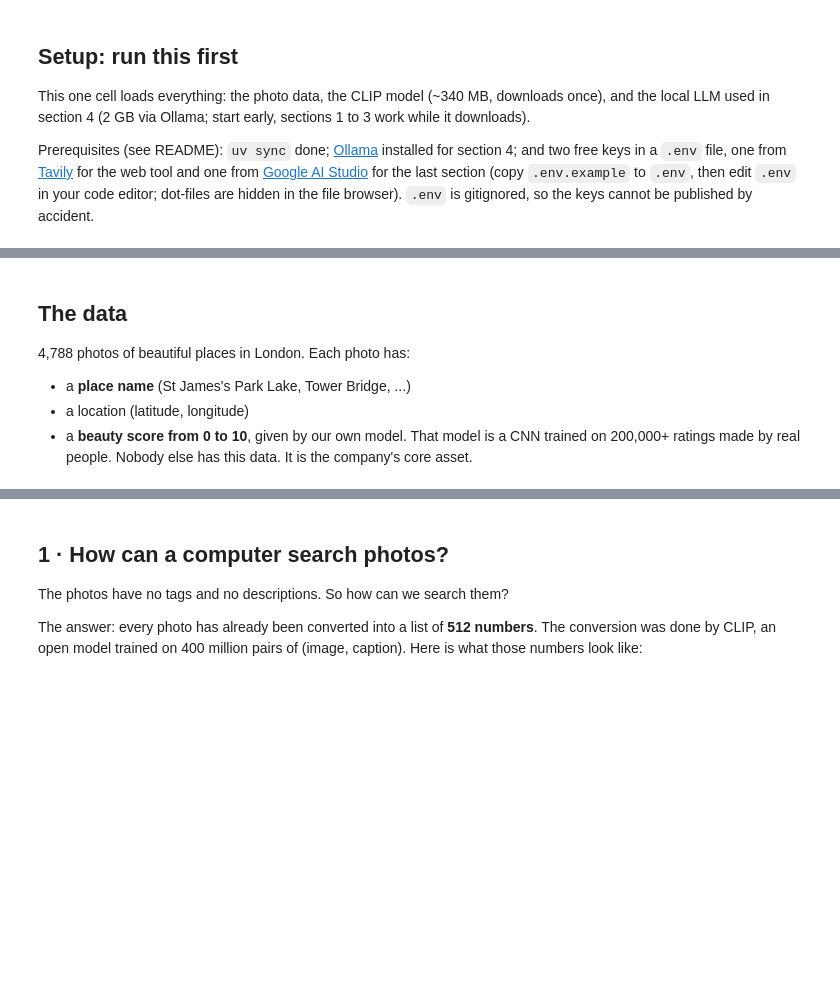
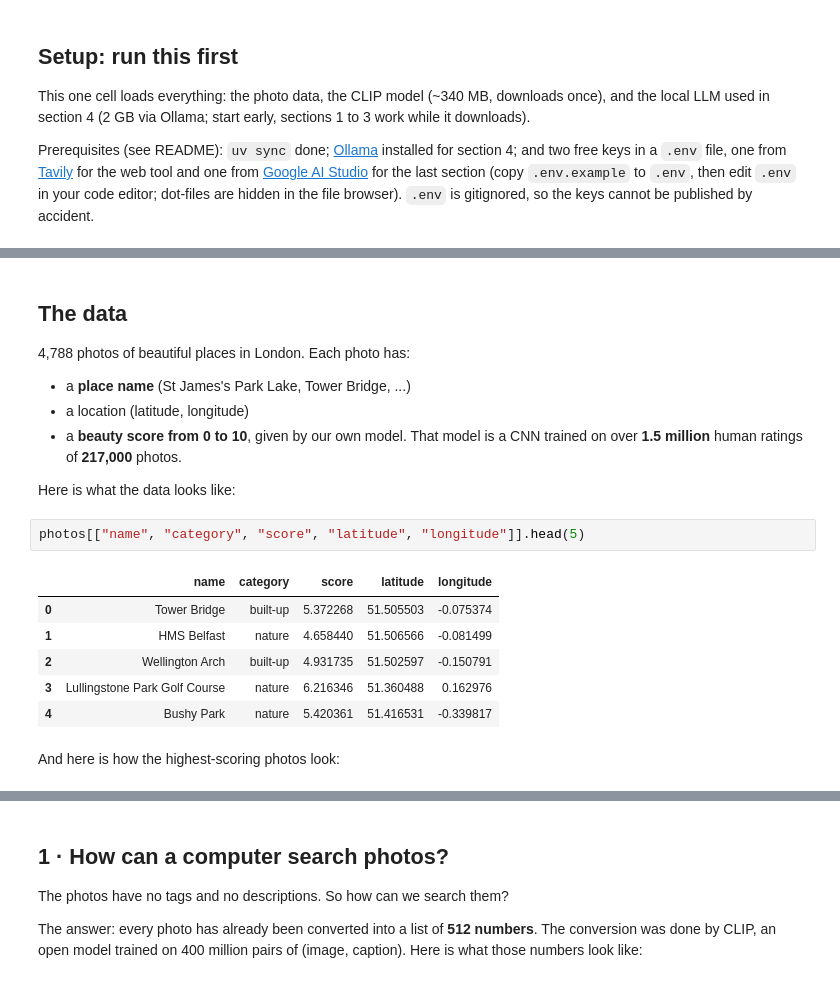
Before and after one commit to beautifulplacesai/beautiful-places-search-exercise, a Jupyter notebook: explainer.ipynb, the cells around one changed output, grey strips where cells are left out. Saved outputs shown, nothing was run; the diff lists cells and outputs as text; blank space fills up the shorter version.

```diff
--- a/explainer.ipynb
+++ b/explainer.ipynb
@@ -108,7 +114,19 @@ print(f"{len(photos):,} photos · {photos.name.nunique():,} named places · "
 - a **place name** (St James's Park Lake, Tower Bridge, ...)
 - a location (latitude, longitude)
 - a **beauty score from 0 to 10**, given by our own model. That model is a
-  CNN trained on 200,000+ ratings made by real people. Nobody else has this
-  data. It is the company's core asset.
+  CNN trained on over **1.5 million** human ratings of **217,000** photos.
+
+Here is what the data looks like:
+# %%
+photos[["name", "category", "score", "latitude", "longitude"]].head(5)
+# %% [output]
+|  | name | category | score | latitude | longitude |
+| 0 | Tower Bridge | built-up | 5.372268 | 51.505503 | -0.075374 |
+| 1 | HMS Belfast | nature | 4.658440 | 51.506566 | -0.081499 |
+| 2 | Wellington Arch | built-up | 4.931735 | 51.502597 | -0.150791 |
+| 3 | Lullingstone Park Golf Course | nature | 6.216346 | 51.360488 | 0.162976 |
+| 4 | Bushy Park | nature | 5.420361 | 51.416531 | -0.339817 |
+# %% [markdown]
+And here is how the highest-scoring photos look:
 # %%
 show(photos.nlargest(6, "score"), "The highest-scoring photos in the data")
```
Also changed, not shown: parts of 53 cells of this notebook, 6 other files.
